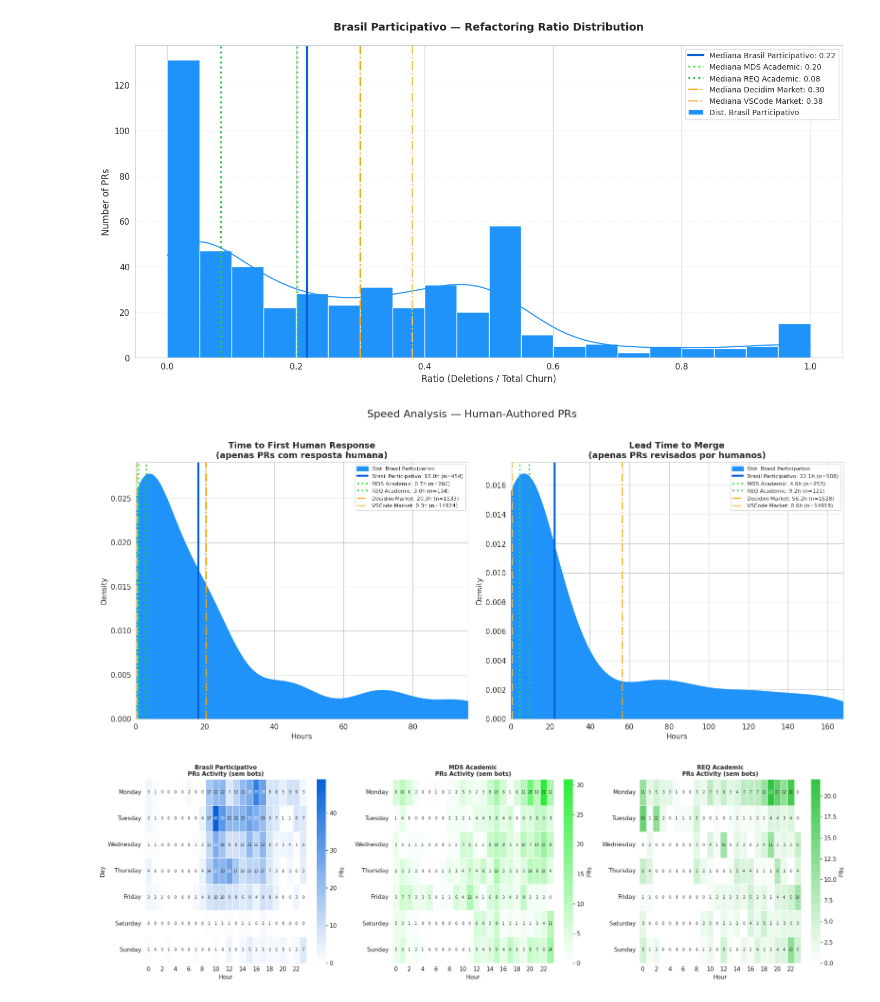
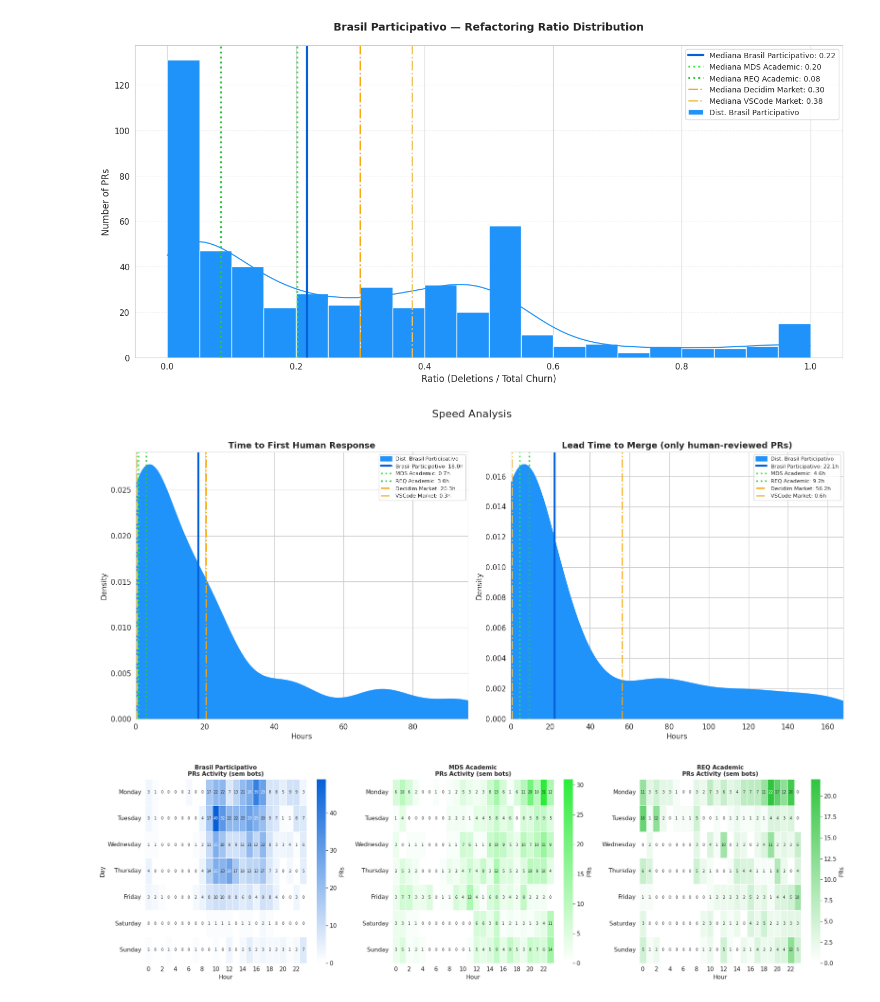
Before and after one commit to lablivre-unb/EbL_Over_PbL, a Jupyter notebook: metrics/notebooks/prs_viz_bp.ipynb, the cells around one changed output. Drawn from its saved outputs; the diff is of its cells as text; code cells hidden in the pictures.

Commit message:
feat: only human - speed viz

```diff
--- a/metrics/notebooks/prs_viz_bp.ipynb
+++ b/metrics/notebooks/prs_viz_bp.ipynb
@@ -169,84 +169,76 @@ def count_human_reviewers_for_filter(reviewers_str):
 
 def plot_review_speed_all_values(df_lab, df_mds, df_req, lab_label="BP", mds_label="MDS", req_label="Req"):
     """
-    Gráfico 1: Time to First Human Response — apenas PRs que TIVERAM resposta humana.
-    Gráfico 2: Lead Time — apenas PRs que foram REVISADOS por humanos.
-    Ambos usam apenas PRs de autores humanos.
+    Gráfico 1: Time to First Human Response - usa coluna time_to_first_human_response_hours do CSV
+    Gráfico 2: Lead Time - apenas PRs MERGED que tiveram review humana
     """
 
-    time_col = 'time_to_first_human_response_hours'
-    if time_col not in df_lab.columns:
-        time_col = 'time_to_first_review_hours'
+    resp_lab = df_lab[df_lab['time_to_first_human_response_hours'].notna() & (df_lab['time_to_first_human_response_hours'] > 0)]['time_to_first_human_response_hours']
+    resp_mds = df_mds[df_mds['time_to_first_human_response_hours'].notna() & (df_mds['time_to_first_human_response_hours'] > 0)]['time_to_first_human_response_hours']
+    resp_req = df_req[df_req['time_to_first_human_response_hours'].notna() & (df_req['time_to_first_human_response_hours'] > 0)]['time_to_first_human_response_hours']
+    resp_decidim = df_decidim_no_bots[df_decidim_no_bots['time_to_first_human_response_hours'].notna() & (df_decidim_no_bots['time_to_first_human_response_hours'] > 0)]['time_to_first_human_response_hours']
+    resp_vscode = df_vscode_no_bots[df_vscode_no_bots['time_to_first_human_response_hours'].notna() & (df_vscode_no_bots['time_to_first_human_response_hours'] > 0)]['time_to_first_human_response_hours']
 
-    # Filtra APENAS PRs que tiveram resposta humana (campo preenchido e > 0)
-    resp_lab = df_lab[df_lab[time_col].notna() & (df_lab[time_col] > 0)][time_col]
-    resp_mds = df_mds[df_mds[time_col].notna() & (df_mds[time_col] > 0)][time_col]
-    resp_req = df_req[df_req[time_col].notna() & (df_req[time_col] > 0)][time_col]
-    resp_decidim = df_decidim_no_bots[df_decidim_no_bots[time_col].notna() & (df_decidim_no_bots[time_col] > 0)][time_col]
-    resp_vscode = df_vscode_no_bots[df_vscode_no_bots[time_col].notna() & (df_vscode_no_bots[time_col] > 0)][time_col]
+    def filter_merged_with_human_review(data):
+        has_human_reviewer = data['reviewers'].apply(count_human_reviewers_for_filter) > 0
+        is_merged = data['merged_at'].notna()
+        has_lead_time = data['lead_time_hours'].notna() & (data['lead_time_hours'] > 0)
+        return data[has_human_reviewer & is_merged & has_lead_time]['lead_time_hours']
 
-    def filter_human_reviewed(data):
-        has_human_reviewer = data['reviewers'].apply(count_human_reviewers_for_filter) > 0
-        has_lead_time = data['lead_time_hours'].notna() & (data['lead_time_hours'] > 0)
-        return data[has_human_reviewer & has_lead_time]['lead_time_hours']
+    comp_lab = filter_merged_with_human_review(df_lab)
+    comp_mds = filter_merged_with_human_review(df_mds)
+    comp_req = filter_merged_with_human_review(df_req)
+    comp_decidim = filter_merged_with_human_review(df_decidim_no_bots)
+    comp_vscode = filter_merged_with_human_review(df_vscode_no_bots)
 
-    comp_lab = filter_human_reviewed(df_lab)
-    comp_mds = filter_human_reviewed(df_mds)
-    comp_req = filter_human_reviewed(df_req)
-    comp_decidim = filter_human_reviewed(df_decidim_no_bots)
-    comp_vscode = filter_human_reviewed(df_vscode_no_bots)
-
-    # ==================== PLOT ====================
     viz_resp_lab = resp_lab[resp_lab <= 96]
     viz_comp_lab = comp_lab[comp_lab <= 168]
 
     fig, (ax1, ax2) = plt.subplots(1, 2, figsize=(16, 7))
 
-    # --- Gráfico 1: BP em destaque (100%), benchmarks e disciplinas em 60% ---
     sns.kdeplot(viz_resp_lab, fill=True, color=BP_LIGHT, alpha=1.0, linewidth=2, ax=ax1, label=f'Dist. {lab_label}')
 
     med_resp_lab = resp_lab.median()
     med_resp_mds = resp_mds.median()
     med_resp_req = resp_req.median()
     med_resp_decidim = resp_decidim.median()
     med_resp_vscode = resp_vscode.median()
 
-    ax1.axvline(med_resp_lab, color=BP_PRIMARY, linewidth=3, label=f'{lab_label}: {med_resp_lab:.1f}h (n={len(resp_lab)})')
-    ax1.axvline(med_resp_mds, color=DISC_PRIMARY, linewidth=2.5, linestyle=':', label=f'{mds_label}: {med_resp_mds:.1f}h (n={len(resp_mds)})')
-    ax1.axvline(med_resp_req, color=DISC_LIGHT, linewidth=2.5, linestyle=':', label=f'{req_label}: {med_resp_req:.1f}h (n={len(resp_req)})')
-    ax1.axvline(med_resp_decidim, color=BENCH_PRIMARY, linewidth=2, linestyle='-.', label=f'{decidim_title}: {med_resp_decidim:.1f}h (n={len(resp_decidim)})')
-    ax1.axvline(med_resp_vscode, color=BENCH_MEDIUM, linewidth=2, linestyle='-.', label=f'{vscode_title}: {med_resp_vscode:.1f}h (n={len(resp_vscode)})')
-    ax1.set_title('Time to First Human Response\n(apenas PRs com resposta humana)', fontsize=13, fontweight='bold')
+    ax1.axvline(med_resp_lab, color=BP_PRIMARY, linewidth=3, label=f'{lab_label}: {med_resp_lab:.1f}h')
+    ax1.axvline(med_resp_mds, color=DISC_PRIMARY, linewidth=2.5, linestyle=':', label=f'{mds_label}: {med_resp_mds:.1f}h')
+    ax1.axvline(med_resp_req, color=DISC_LIGHT, linewidth=2.5, linestyle=':', label=f'{req_label}: {med_resp_req:.1f}h')
+    ax1.axvline(med_resp_decidim, color=BENCH_PRIMARY, linewidth=2, linestyle='-.', label=f'{decidim_title}: {med_resp_decidim:.1f}h')
+    ax1.axvline(med_resp_vscode, color=BENCH_MEDIUM, linewidth=2, linestyle='-.', label=f'{vscode_title}: {med_resp_vscode:.1f}h')
+    ax1.set_title('Time to First Human Response', fontsize=13, fontweight='bold')
     ax1.set_xlabel('Hours')
     ax1.set_xlim(0, 96)
     ax1.legend(fontsize=8)
 
-    # --- Gráfico 2 ---
     sns.kdeplot(viz_comp_lab, fill=True, color=BP_LIGHT, alpha=1.0, linewidth=2, ax=ax2, label=f'Dist. {lab_label}')
 
     med_comp_lab = comp_lab.median()
     med_comp_mds = comp_mds.median()
     med_comp_req = comp_req.median()
     med_comp_decidim = comp_decidim.median()
     med_comp_vscode = comp_vscode.median()
 
-    ax2.axvline(med_comp_lab, color=BP_PRIMARY, linewidth=3, label=f'{lab_label}: {med_comp_lab:.1f}h (n={len(comp_lab)})')
-    ax2.axvline(med_comp_mds, color=DISC_PRIMARY, linewidth=2.5, linestyle=':', label=f'{mds_label}: {med_comp_mds:.1f}h (n={len(comp_mds)})')
-    ax2.axvline(med_comp_req, color=DISC_LIGHT, linewidth=2.5, linestyle=':', label=f'{req_label}: {med_comp_req:.1f}h (n={len(comp_req)})')
-    ax2.axvline(med_comp_decidim, color=BENCH_PRIMARY, linewidth=2, linestyle='-.', label=f'{decidim_title}: {med_comp_decidim:.1f}h (n={len(comp_decidim)})')
-    ax2.axvline(med_comp_vscode, color=BENCH_MEDIUM, linewidth=2, linestyle='-.', label=f'{vscode_title}: {med_comp_vscode:.1f}h (n={len(comp_vscode)})')
-    ax2.set_title('Lead Time to Merge\n(apenas PRs revisados por humanos)', fontsize=13, fontweight='bold')
+    ax2.axvline(med_comp_lab, color=BP_PRIMARY, linewidth=3, label=f'{lab_label}: {med_comp_lab:.1f}h')
+    ax2.axvline(med_comp_mds, color=DISC_PRIMARY, linewidth=2.5, linestyle=':', label=f'{mds_label}: {med_comp_mds:.1f}h')
+    ax2.axvline(med_comp_req, color=DISC_LIGHT, linewidth=2.5, linestyle=':', label=f'{req_label}: {med_comp_req:.1f}h')
+    ax2.axvline(med_comp_decidim, color=BENCH_PRIMARY, linewidth=2, linestyle='-.', label=f'{decidim_title}: {med_comp_decidim:.1f}h')
+    ax2.axvline(med_comp_vscode, color=BENCH_MEDIUM, linewidth=2, linestyle='-.', label=f'{vscode_title}: {med_comp_vscode:.1f}h')
+    ax2.set_title('Lead Time to Merge (only human-reviewed PRs)', fontsize=13, fontweight='bold')
     ax2.set_xlabel('Hours')
     ax2.set_xlim(0, 168)
     ax2.legend(fontsize=8)
 
-    plt.suptitle("Speed Analysis — Human-Authored PRs", fontsize=16, y=1.02)
+    plt.suptitle("Speed Analysis", fontsize=16, y=1.02)
     plt.tight_layout()
     plt.show()
 
 plot_review_speed_all_values(df_no_bots, df_mds_no_bots, df_req_no_bots, lab_label=org_title, mds_label=mds_title, req_label=req_title)
 # %% [output]
-[figure, old version]
+[figure, new version]
 # %%
 def plot_activity_heatmaps_comparison(df_bp, df_mds, df_req):
     def prepare_data(data):
```
Also changed, not shown: parts of 1 cell of this notebook.
